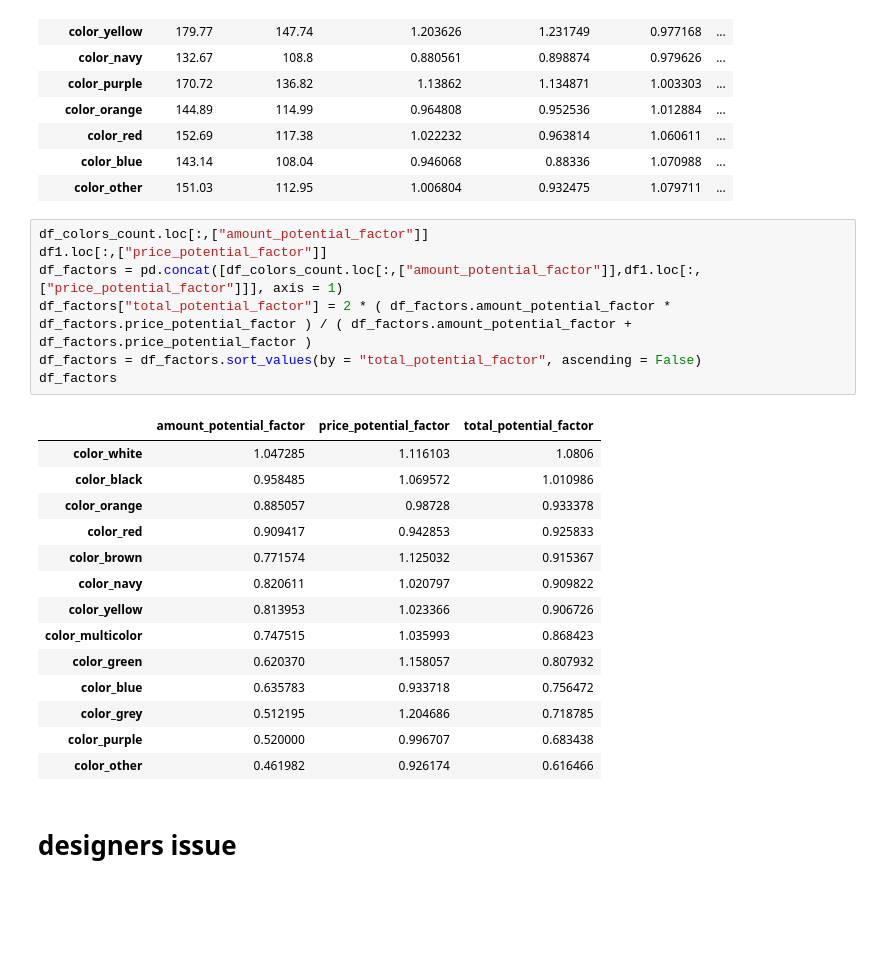
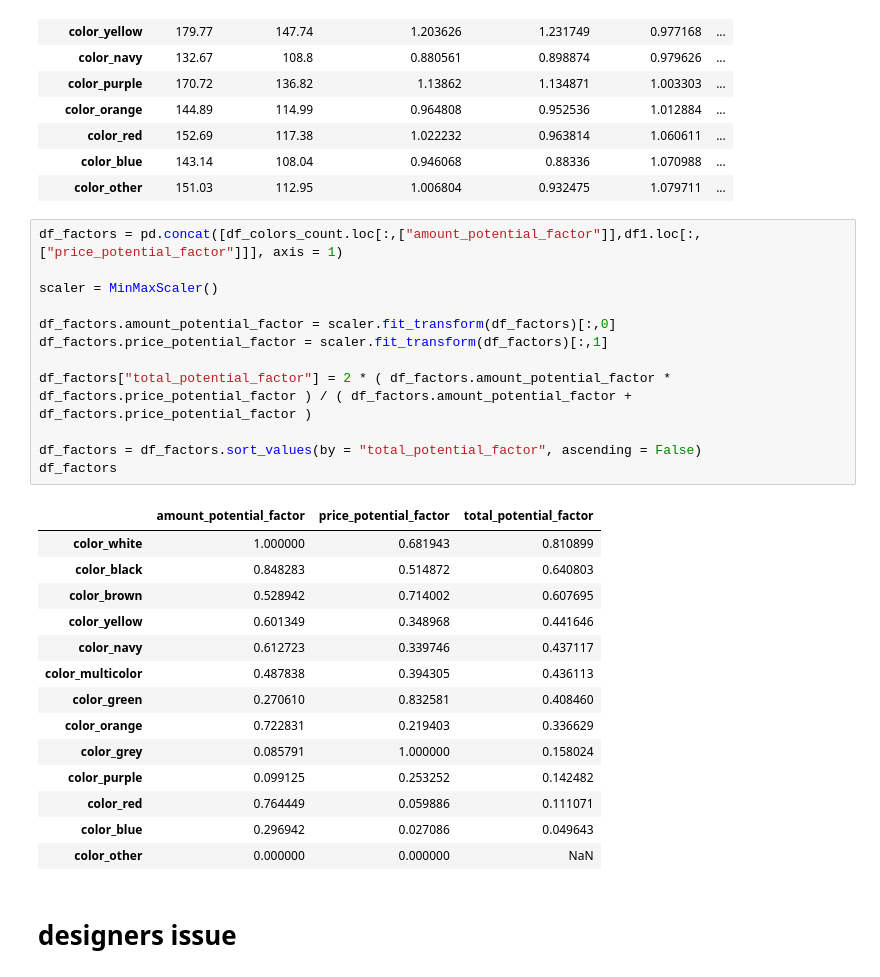
Before and after one commit to kgudalewski/grailed_sales_analysis, a Jupyter notebook: Grailed_data_initial_analysis.ipynb, the cells around one changed output. Cells and saved outputs as stored; diff of their text form; blank space fills up the shorter version.

Commit message:
Added potential factors to designers and MinMaxScaler on total_potential_factor

```diff
--- a/Grailed_data_initial_analysis.ipynb
+++ b/Grailed_data_initial_analysis.ipynb
@@ -494,27 +510,32 @@ display(df1)
 | color_blue | 143.14 | 108.04 | 0.946068 | 0.88336 | 1.070988 | ... |
 | color_other | 151.03 | 112.95 | 1.006804 | 0.932475 | 1.079711 | ... |
 # %%
-df_colors_count.loc[:,["amount_potential_factor"]]
-df1.loc[:,["price_potential_factor"]]
 df_factors = pd.concat([df_colors_count.loc[:,["amount_potential_factor"]],df1.loc[:,["price_potential_factor"]]], axis = 1)
+
+scaler = MinMaxScaler()
+
+df_factors.amount_potential_factor = scaler.fit_transform(df_factors)[:,0]
+df_factors.price_potential_factor = scaler.fit_transform(df_factors)[:,1]
+
 df_factors["total_potential_factor"] = 2 * ( df_factors.amount_potential_factor * df_factors.price_potential_factor ) / ( df_factors.amount_potential_factor + df_factors.price_potential_factor )
+
 df_factors = df_factors.sort_values(by = "total_potential_factor", ascending = False)
 df_factors
 # %% [output]
 |  | amount_potential_factor | price_potential_factor | total_potential_factor |
-| color_white | 1.047285 | 1.116103 | 1.0806 |
-| color_black | 0.958485 | 1.069572 | 1.010986 |
-| color_orange | 0.885057 | 0.98728 | 0.933378 |
-| color_red | 0.909417 | 0.942853 | 0.925833 |
-| color_brown | 0.771574 | 1.125032 | 0.915367 |
-| color_navy | 0.820611 | 1.020797 | 0.909822 |
-| color_yellow | 0.813953 | 1.023366 | 0.906726 |
-| color_multicolor | 0.747515 | 1.035993 | 0.868423 |
-| color_green | 0.620370 | 1.158057 | 0.807932 |
-| color_blue | 0.635783 | 0.933718 | 0.756472 |
-| color_grey | 0.512195 | 1.204686 | 0.718785 |
-| color_purple | 0.520000 | 0.996707 | 0.683438 |
-| color_other | 0.461982 | 0.926174 | 0.616466 |
+| color_white | 1.000000 | 0.681943 | 0.810899 |
+| color_black | 0.848283 | 0.514872 | 0.640803 |
+| color_brown | 0.528942 | 0.714002 | 0.607695 |
+| color_yellow | 0.601349 | 0.348968 | 0.441646 |
+| color_navy | 0.612723 | 0.339746 | 0.437117 |
+| color_multicolor | 0.487838 | 0.394305 | 0.436113 |
+| color_green | 0.270610 | 0.832581 | 0.408460 |
+| color_orange | 0.722831 | 0.219403 | 0.336629 |
+| color_grey | 0.085791 | 1.000000 | 0.158024 |
+| color_purple | 0.099125 | 0.253252 | 0.142482 |
+| color_red | 0.764449 | 0.059886 | 0.111071 |
+| color_blue | 0.296942 | 0.027086 | 0.049643 |
+| color_other | 0.000000 | 0.000000 | NaN |
 # %% [markdown]
 # designers issue
 # %%
```
Also changed, not shown: parts of 14 cells of this notebook.
